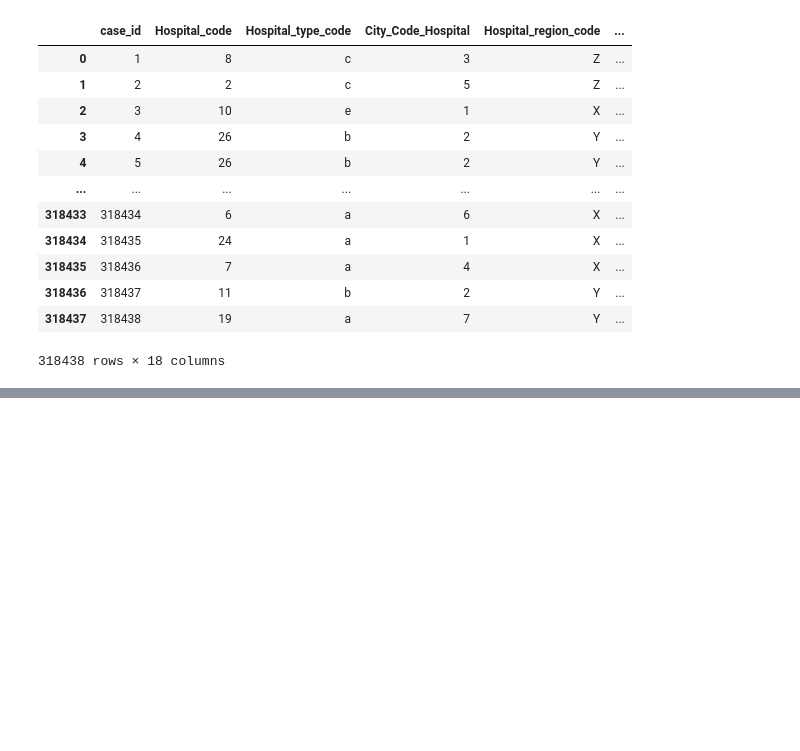
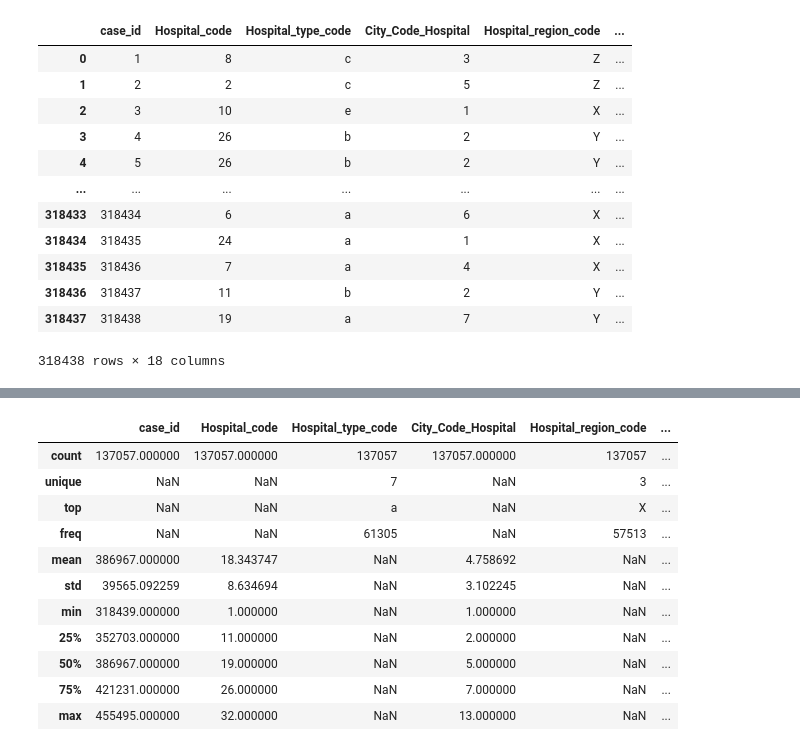
Before and after one commit to Geralberrio/Proyecto_Analitica, a Jupyter notebook: Hospitalizacion_regresion_logistica.ipynb, the cells around one changed output, grey strips where cells are left out. Cells and saved outputs as stored; diff of their text form; code cells hidden in the pictures; blank space fills up the shorter version.

```diff
--- a/Hospitalizacion_regresion_logistica.ipynb
+++ b/Hospitalizacion_regresion_logistica.ipynb
@@ -40,0 +75,16 @@ data
+# %%
+# Veamos la descripción del dataset test:
+data_test.describe(include='all')
+# %% [output]
+|  | case_id | Hospital_code | Hospital_type_code | City_Code_Hospital | Hospital_region_code | ... |
+| count | 137057.000000 | 137057.000000 | 137057 | 137057.000000 | 137057 | ... |
+| unique | NaN | NaN | 7 | NaN | 3 | ... |
+| top | NaN | NaN | a | NaN | X | ... |
+| freq | NaN | NaN | 61305 | NaN | 57513 | ... |
+| mean | 386967.000000 | 18.343747 | NaN | 4.758692 | NaN | ... |
+| std | 39565.092259 | 8.634694 | NaN | 3.102245 | NaN | ... |
+| min | 318439.000000 | 1.000000 | NaN | 1.000000 | NaN | ... |
+| 25% | 352703.000000 | 11.000000 | NaN | 2.000000 | NaN | ... |
+| 50% | 386967.000000 | 19.000000 | NaN | 5.000000 | NaN | ... |
+| 75% | 421231.000000 | 26.000000 | NaN | 7.000000 | NaN | ... |
+| max | 455495.000000 | 32.000000 | NaN | 13.000000 | NaN | ... |
```
Also changed, not shown: parts of 21 cells of this notebook.
